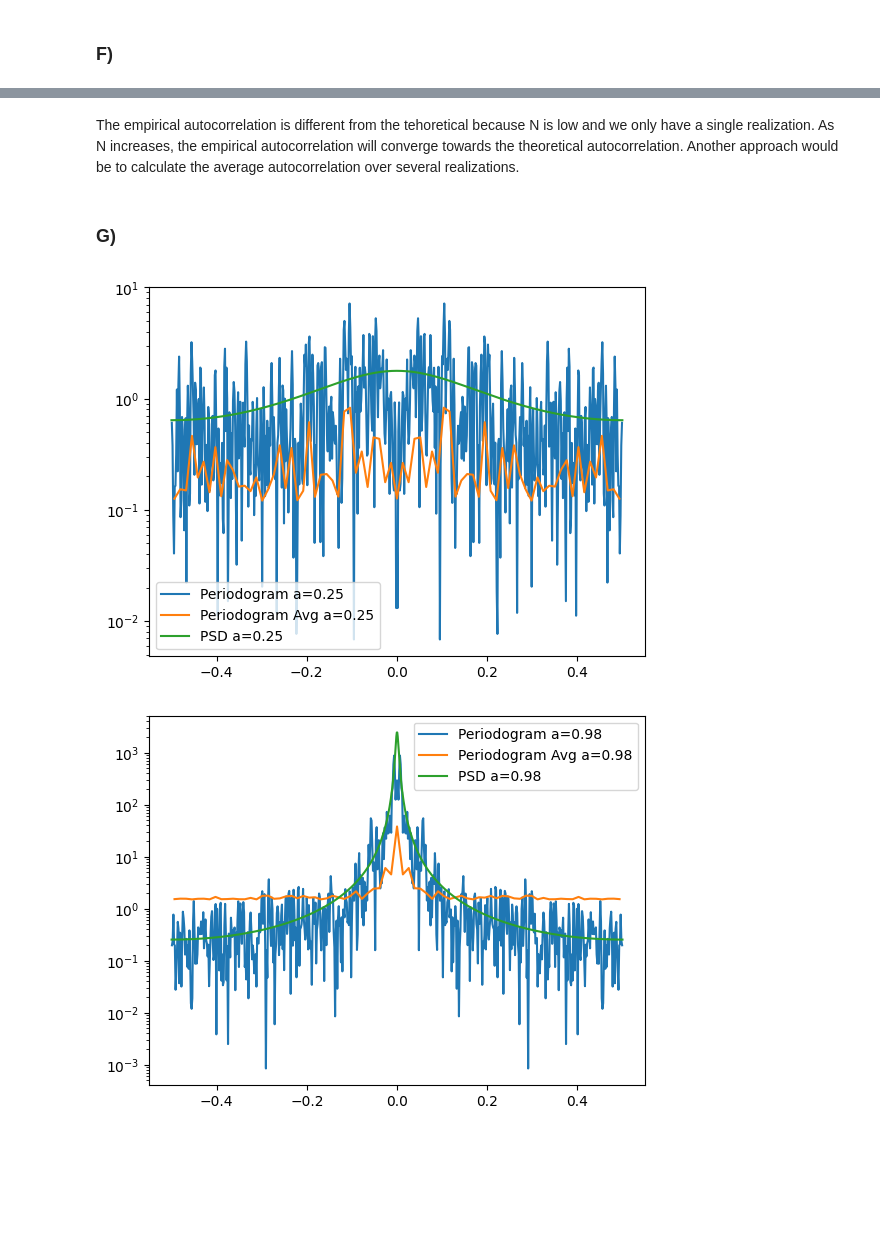
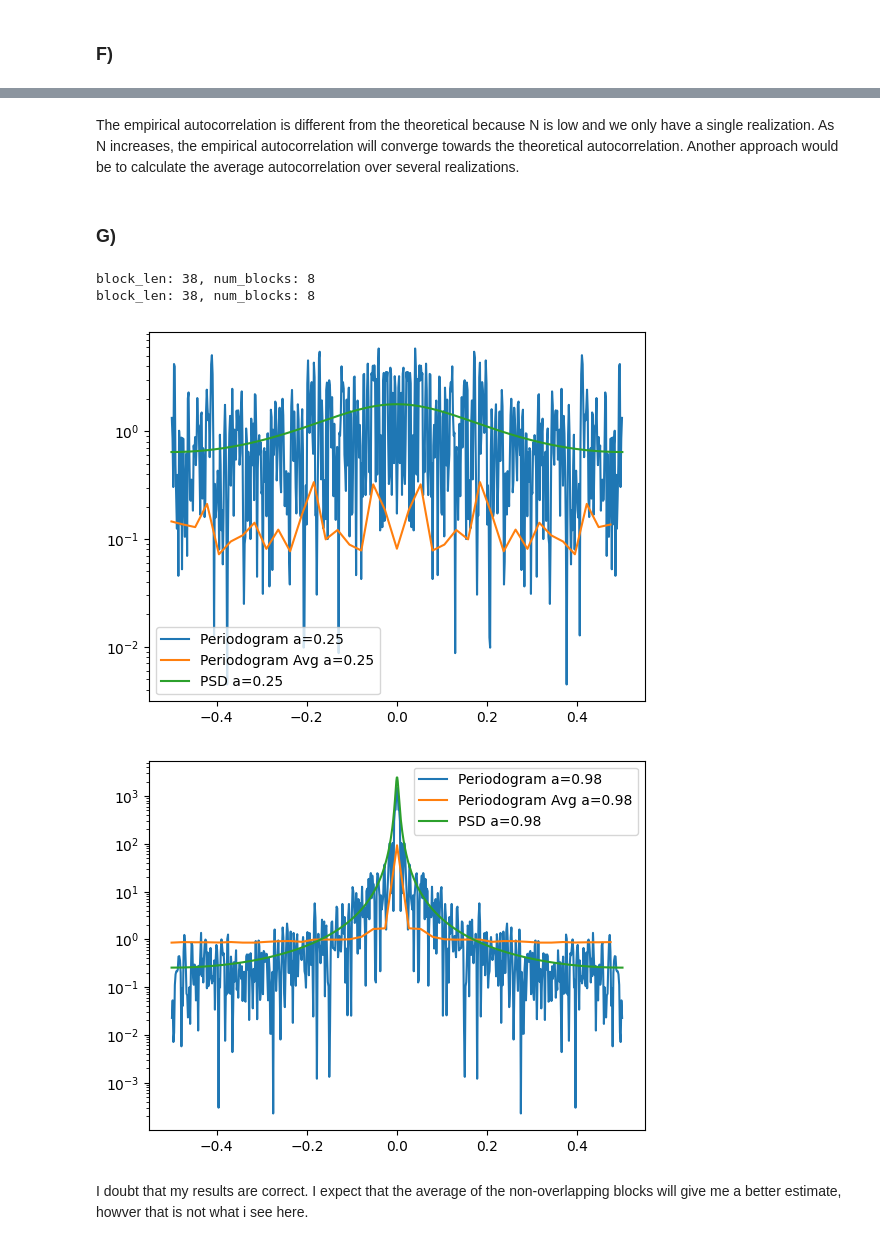
Before and after one commit to asmusbhansen/E25_stochastic_signal_processing, a Jupyter notebook: notebooks/Assignment2.ipynb, the cells around one changed output, grey strips where cells are left out. Drawn from its saved outputs; the diff is of its cells as text; code cells hidden in the pictures; blank space fills up the shorter version.

```diff
--- a/notebooks/Assignment2.ipynb
+++ b/notebooks/Assignment2.ipynb
@@ -198,43 +200,47 @@ for N in [31, 3100]:
 # %% [markdown]
-The empirical autocorrelation is different from the tehoretical because N is low and we only have a single realization. As N increases, the empirical autocorrelation will converge towards the theoretical autocorrelation. Another approach would be to calculate the average autocorrelation over several realizations.
+The empirical autocorrelation is different from the theoretical because N is low and we only have a single realization. As N increases, the empirical autocorrelation will converge towards the theoretical autocorrelation. Another approach would be to calculate the average autocorrelation over several realizations.
 # %% [markdown]
 ### G)
 # %%
-num_blocks = 4
+num_blocks = 8
 
 N = 310
 
 
 for a in a_s:
     plt.figure()
     w = np.random.normal(0, 1, N)
     x = ar_one(w, a, init=0)
 
     block_len = N // num_blocks
 
+    print(f"block_len: {block_len}, num_blocks: {num_blocks}")
+
     raw_acov = np.correlate(x, x, mode='full')
     # Normalize to get autocorrelation
     acov  = raw_acov  / N#raw_acov[N-1]
 
     acov  = np.roll(acov , N)
-    acov_blocks = acov[:num_blocks*block_len].reshape(num_blocks, block_len)
-
+    acov_blocks = np.vstack([acov[n*block_len:(n+1)*block_len] for n in range(num_blocks)])#acov[:num_blocks*block_len].reshape(num_blocks, block_len)
 
     t = np.linspace(-0.5, 0.5, 1000)
     s_x = 1/(1-2*a*np.cos(2*np.pi*t)+a**2)
 
     periodogram = np.real(np.fft.fft(acov))
     periodogram_freqs = np.fft.fftfreq(len(acov))
     periodogram_blocks = np.real(np.fft.fft(acov_blocks, axis=1))
     periodogram_mean = np.mean(periodogram_blocks, axis=0)
     periodogram_mean_freqs = np.fft.fftfreq(acov_blocks.shape[1])
 
     plt.plot(np.fft.fftshift(periodogram_freqs), np.fft.fftshift(periodogram), label=f"Periodogram a={a}")
     plt.plot(np.fft.fftshift(periodogram_mean_freqs), np.fft.fftshift(periodogram_mean), label=f"Periodogram Avg a={a}")
-    #plt.plot(np.fft.fftshift(periodogram_mean_freqs), np.fft.fftshift(periodogram_blocks.T), label=f"Periodogram Avg a={a}")
     plt.plot(t, s_x, label=f"PSD a={a}")
     plt.yscale("log")
     plt.legend()
 # %% [output]
+block_len: 38, num_blocks: 8
+block_len: 38, num_blocks: 8
-[figure, old version]
+[figure, new version]
-[figure, old version]
+[figure, new version]
+# %% [markdown]
+I doubt that my results are correct. I expect that the average of the non-overlapping blocks will give me a better estimate, howver that is not what i see here.
```
Also changed, not shown: parts of 11 cells of this notebook.
